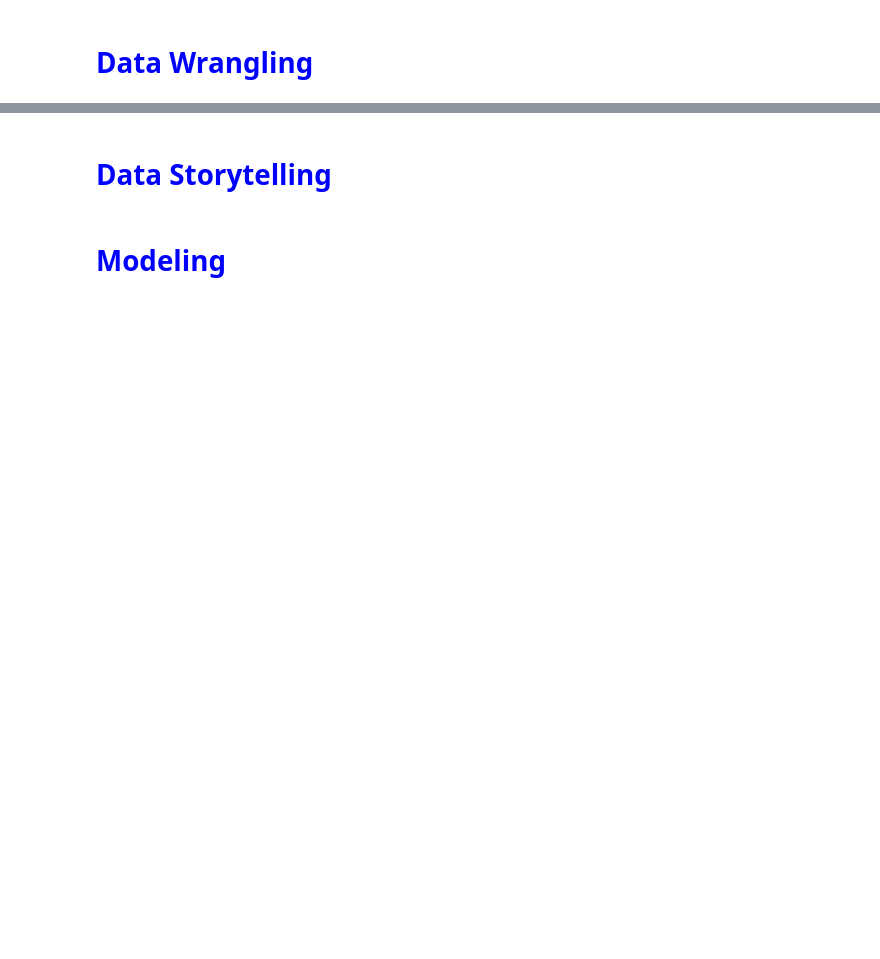
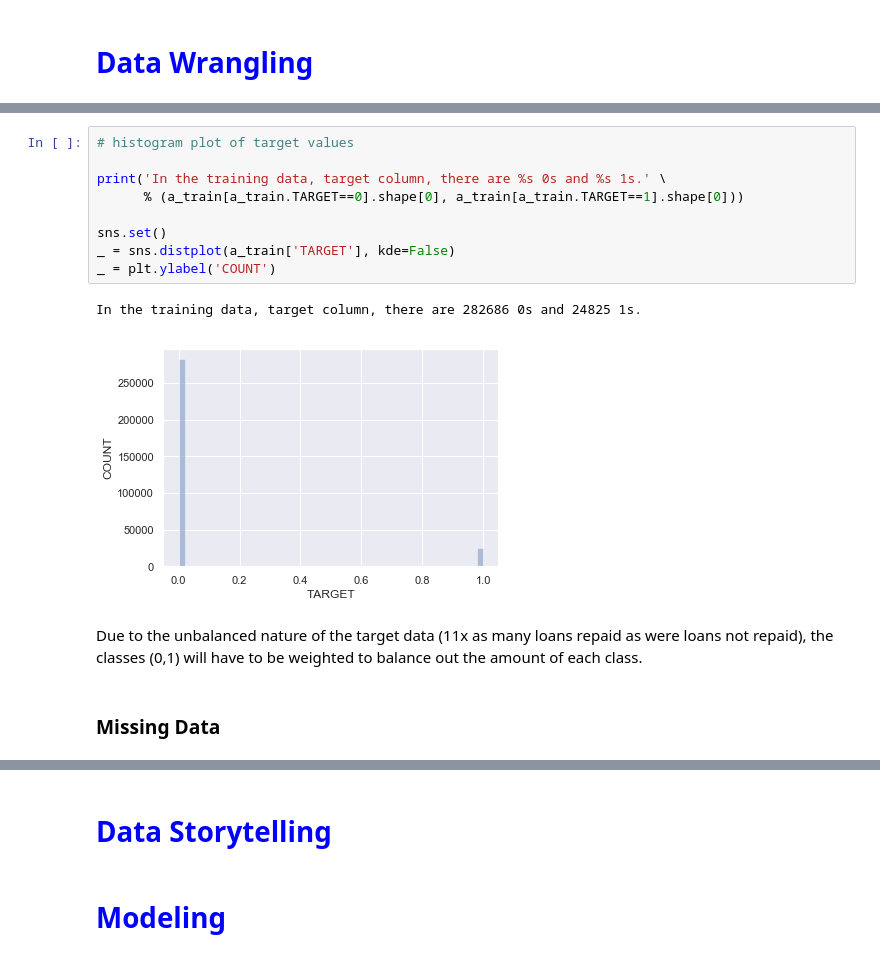
Before and after one commit to milesin3d/HomeCreditDefaultRisk, a Jupyter notebook: HomeCreditDefaultRisk.ipynb, the cells around one changed output, grey strips where cells are left out. Drawn from its saved outputs; the diff is of its cells as text; blank space fills up the shorter version.

```diff
--- a/HomeCreditDefaultRisk.ipynb
+++ b/HomeCreditDefaultRisk.ipynb
@@ -192,0 +215,16 @@ a_train[[s for s in a_train.columns if "CIRCLE" in s]].describe()
+# %%
+# histogram plot of target values
+
+print('In the training data, target column, there are %s 0s and %s 1s.' \
+      % (a_train[a_train.TARGET==0].shape[0], a_train[a_train.TARGET==1].shape[0]))
+
+sns.set()
+_ = sns.distplot(a_train['TARGET'], kde=False)
+_ = plt.ylabel('COUNT')
+# %% [output]
+In the training data, target column, there are 282686 0s and 24825 1s.
+[figure, added]
+# %% [markdown]
+Due to the unbalanced nature of the target data (11x as many loans repaid as were loans not repaid), the classes (0,1) will have to be weighted to balance out the amount of each class.
+# %% [markdown]
+### Missing Data
```
Also changed, not shown: parts of 27 cells of this notebook.
